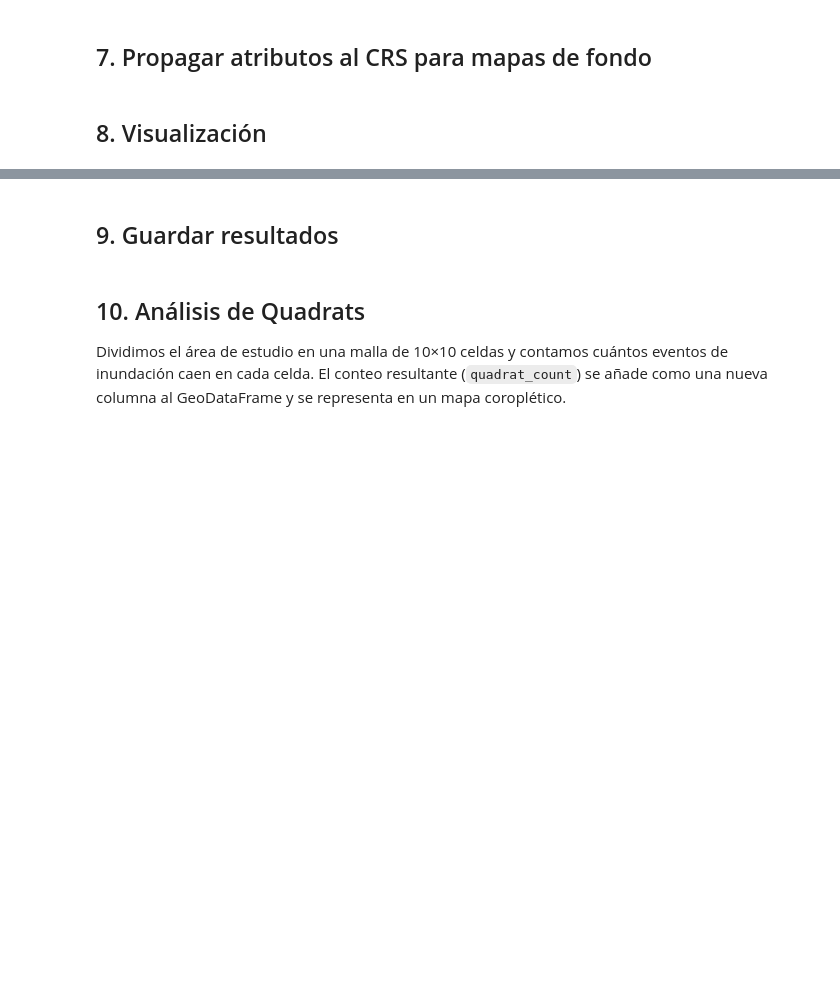
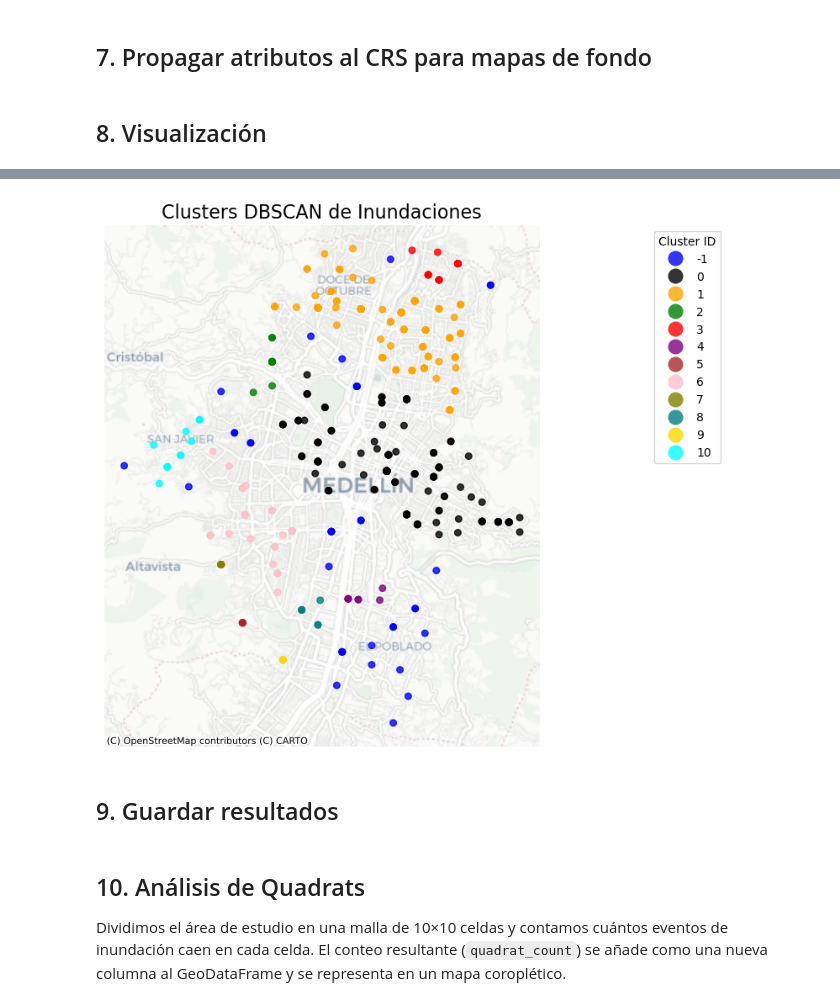
Before and after one commit to DanielZambrano00/Analisis-Geoespacial, a Jupyter notebook: Codigos/Analisis_Puntos.ipynb, the cells around one changed output, grey strips where cells are left out. Cells and saved outputs as stored; diff of their text form; code cells hidden in the pictures; blank space fills up the shorter version.

```diff
--- a/Codigos/Analisis_Puntos.ipynb
+++ b/Codigos/Analisis_Puntos.ipynb
@@ -70,7 +51,7 @@ array([[4716193.77103549, 2249044.18543133],
 ## 4. Densidad de Kernel (KDE)
 # %%
 # 4. Estimación de Densidad de Kernel (KDE)
-bandwidth = 500
+bandwidth = 800
 kde = KernelDensity(bandwidth=bandwidth, kernel='gaussian')
 kde.fit(coords)
 
@@ -82,7 +63,7 @@ print("KDE stats - min, mean, max:",
       gdf['kde_density'].max())
 
 # NUEVO: convertir a eventos por km²
-gdf['kde_per_km2'] = gdf['kde_density'] * 1e6
-print("=== KDE en eventos/km² ===")
-print(gdf['kde_per_km2'].describe())
+gdf['kde_per_10km2'] = gdf['kde_density'] * 1e7
+print("=== KDE en eventos/10km² ===")
+print(gdf['kde_per_10km2'].describe())
 # %% [output]
@@ -100,9 +81,2 @@ Name: kde_per_km2, dtype: float64
 # %% [markdown]
 ## 5. Distancia al Vecino Más Cercano (NND)
-# %%
-nn = NearestNeighbors(n_neighbors=2).fit(coords)
-distances, _ = nn.kneighbors(coords)
-gdf['nnd'] = distances[:, 1]
-print("NND stats - min, mean, max:", gdf['nnd'].min(), gdf['nnd'].mean(), gdf['nnd'].max())
-print("=== Estadísticas de NND ===")
-print(gdf['nnd'].describe(), "\n")
@@ -378,3 +309,62 @@ plt.show()
+# %%
+from matplotlib.colors import ListedColormap
+
+# 1) Ordena las categorías de cluster (–1 = ruido, 0, 1, …, 10)
+cats = sorted(gdf_web['cluster'].unique())  # p.ej. [-1, 0, 1, 2, …, 10]
+
+# 2) Define una lista de 12 colores bien contrastados,
+#    en el mismo orden de `cats`:
+#    - Ruido (–1) en gris claro
+#    - Cluster 0 en azul oscuro
+#    - Clusters 1–8 con colores vivos
+#    - Clusters 9 y 10 en tonos únicos
+colors = [
+    'blue',    # -1 ruido
+    'black',         #  0
+    'orange',       #  1
+    'green',        #  2
+    'red',          #  3
+    'purple',       #  4
+    'brown',        #  5
+    'pink',         #  6
+    'olive',        #  7
+    'teal',         #  8
+    'gold',         #  9  <- nuevo color, distingue de 10
+    'cyan'          # 10
+]
+
+# 3) Crea un colormap “listado” con esos colores
+cmap = ListedColormap(colors)
+
+# 4) Dibuja la figura
+fig, ax = plt.subplots(figsize=(7, 7))
+
+gdf_web.plot(
+    column='cluster',
+    categorical=True,
+    cmap=cmap,
+    legend=True,
+    markersize=30,
+    alpha=0.8,
+    ax=ax,
+    legend_kwds={
+        'bbox_to_anchor': (1.25, 1),
+        'loc': 'upper left',
+        'title': 'Cluster ID',
+        'markerscale': 1.3
+    }
+)
+
+# 5) Añade un basemap para contexto
+ctx.add_basemap(ax, source=ctx.providers.CartoDB.Positron, zoom=12)
+
+# 6) Ajustes finales
+ax.set_title('Clusters DBSCAN de Inundaciones', fontsize=16)
+ax.axis('off')
+plt.tight_layout()
+plt.show()
+# %% [output]
+[figure, added]
 # %% [markdown]
 ## 9. Guardar resultados
 # %%
```
Also changed, not shown: parts of 14 cells of this notebook.
